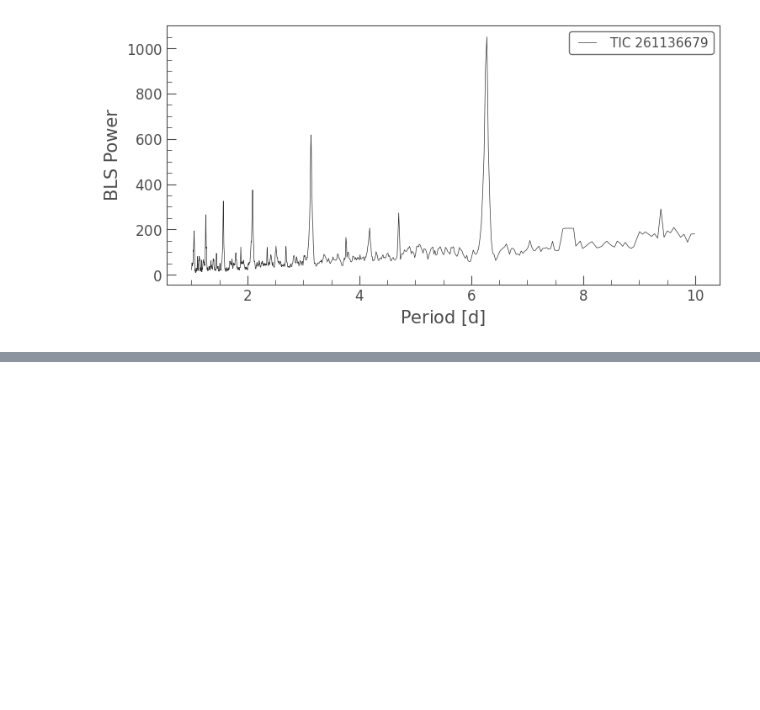
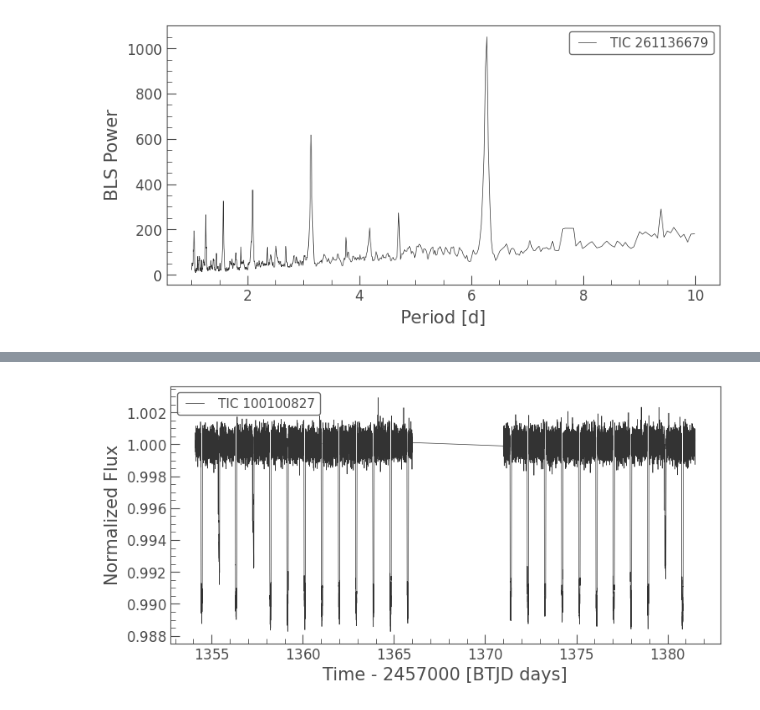
Before and after one commit to lorddarthroro/TESS-Exoplanet-Transit-Detection-Using-Light-Curve-Analysis, a Jupyter notebook: tess_exoplanet_transit_detection.ipynb, the cells around one changed output, grey strips where cells are left out. Saved outputs shown, nothing was run; the diff lists cells and outputs as text; code cells hidden in the pictures; blank space fills up the shorter version.

```diff
--- a/tess_exoplanet_transit_detection.ipynb
+++ b/tess_exoplanet_transit_detection.ipynb
@@ -77,0 +113,9 @@ plt.show()
+# %%
+# Remove statistical outliers from the filtered light curve
+processed_lc = filtered_lc.remove_outliers(sigma=6)
+
+# Visualize cleaned signal
+processed_lc.plot()
+plt.show()
+# %% [output]
+[figure, added]
```
Also changed, not shown: parts of 7 cells of this notebook.
